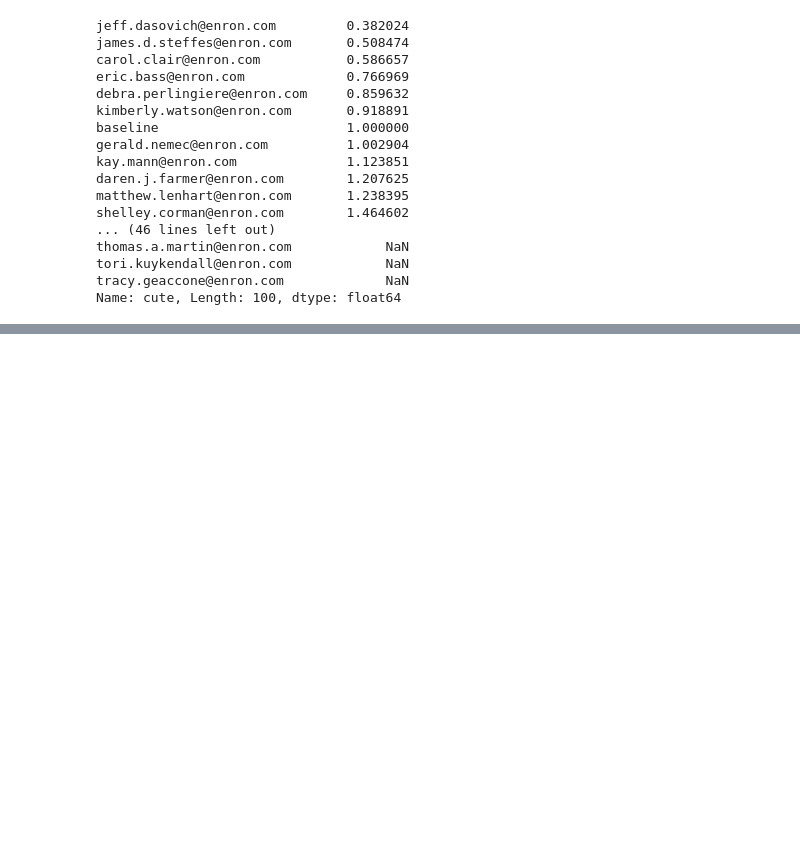
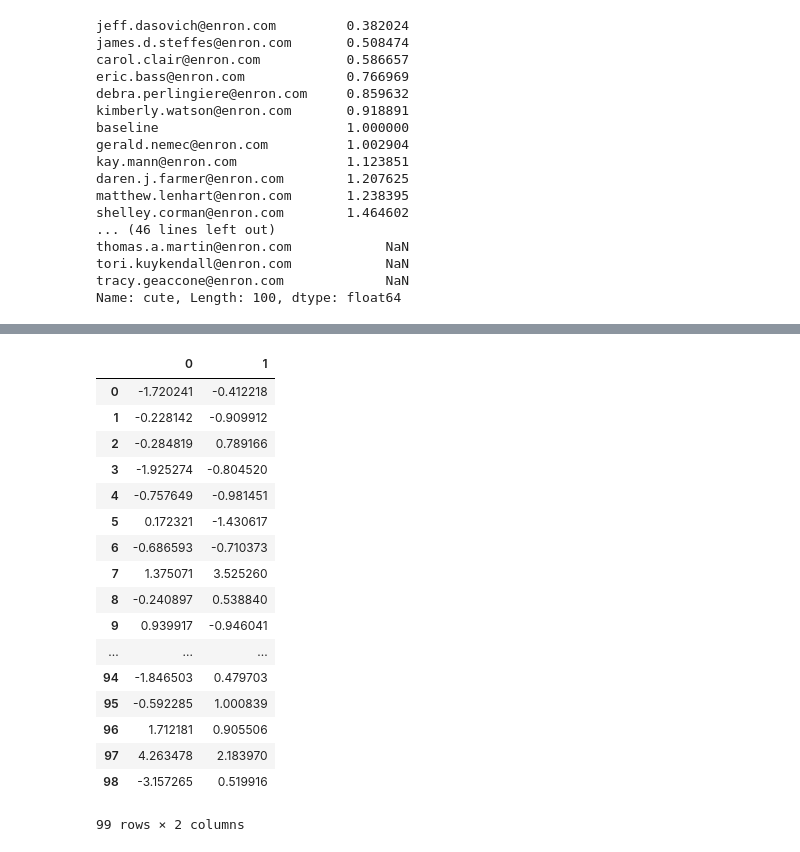
Before and after one commit to artirj/en_personality, a Jupyter notebook: Relative word mentions.ipynb, the cells around one changed output, grey strips where cells are left out. Cells and saved outputs as stored; diff of their text form; code cells hidden in the pictures; blank space fills up the shorter version.

```diff
--- a/Relative word mentions.ipynb
+++ b/Relative word mentions.ipynb
@@ -162,0 +207,22 @@ Name: cute, Length: 100, dtype: float64
+# %%
+import matplotlib.pyplot as plt
+pd.DataFrame(pca.transform(X_norm))
+# %% [output]
+|  | 0 | 1 |
+| 0 | -1.720241 | -0.412218 |
+| 1 | -0.228142 | -0.909912 |
+| 2 | -0.284819 | 0.789166 |
+| 3 | -1.925274 | -0.804520 |
+| 4 | -0.757649 | -0.981451 |
+| 5 | 0.172321 | -1.430617 |
+| 6 | -0.686593 | -0.710373 |
+| 7 | 1.375071 | 3.525260 |
+| 8 | -0.240897 | 0.538840 |
+| 9 | 0.939917 | -0.946041 |
+| ... | ... | ... |
+| 94 | -1.846503 | 0.479703 |
+| 95 | -0.592285 | 1.000839 |
+| 96 | 1.712181 | 0.905506 |
+| 97 | 4.263478 | 2.183970 |
+| 98 | -3.157265 | 0.519916 |
+99 rows × 2 columns
```
Also changed, not shown: parts of 7 cells of this notebook.
